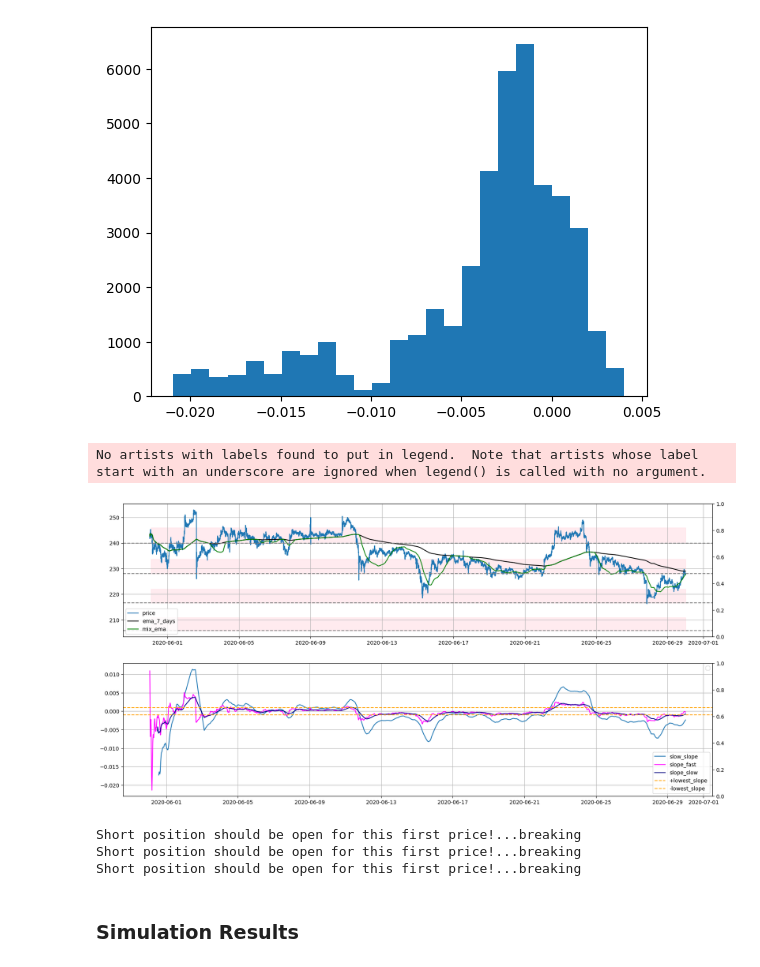
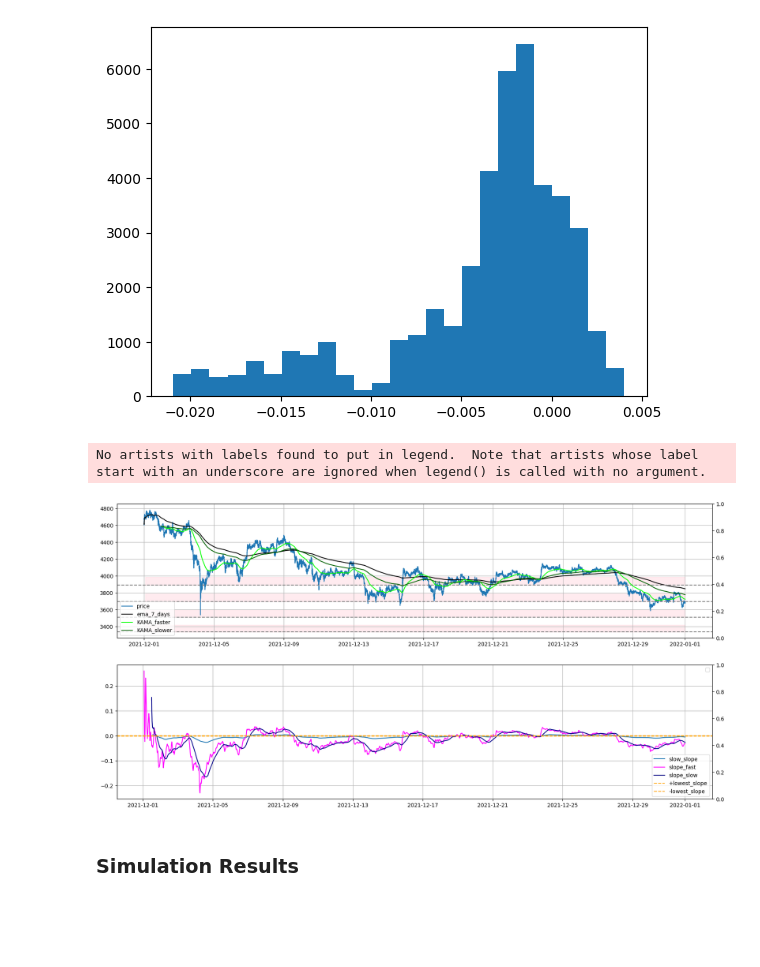
Before and after one commit to CruizeFinance/HedgingScripts, a Jupyter notebook: jupyter-lab/Cruize Simulations Report FINAL.ipynb, the cells around one changed output. Cells and saved outputs as stored; diff of their text form; code cells hidden in the pictures; blank space fills up the shorter version.

```diff
--- a/jupyter-lab/Cruize Simulations Report FINAL.ipynb
+++ b/jupyter-lab/Cruize Simulations Report FINAL.ipynb
@@ -686,7 +687,7 @@ def plot_period(data, periods_n_open_close, slippage, oc_width, ema_days):
     vol = parameter_manager.calc_vol(last_date, data_)
     mu, sigma = vol
     open_close = periods_n_open_close[1]
-    floor = open_close / ((1+slippage)*(1+mu+2*sigma))
+    floor = open_close# / ((1+slippage)*(1+mu+2*sigma))
     fig, axs = plt.subplots(1, 1, figsize=(21, 7))
     axs.plot(data_['close'], color='tab:blue', label='market price')
     axs.axhline(y=open_close,
@@ -3673,7 +4980,7 @@ slippage = 0.0005
 # worst_6_month = [[["2020-02-20 00:00:00","2020-09-01 00:00:00"],240]]
 # worst_1_year = [[["2019-09-01 00:00:00","2020-03-01 00:00:00"],170]]
 # periods_n_open_close = [["2019-11-10 00:00:00","2019-12-15 00:00:00"],182]
-periods_n_open_close=worst_1_month_eth
+periods_n_open_close=[["2020-05-31 00:00:00","2020-06-30 00:00:00"], 240]#months_eth[1]
 period = periods_n_open_close[0]
 data = eth_historical.loc[period[0]:period[1]]
 ema_span = data['close'].ewm(span=1*7*24*60).mean()
@@ -3940,12 +5285,21 @@ plt.hist(slow_slope, bins=25)#.loc['2019-10-13 00:00:00':'2019-10-14 00:00:00']
 [figure]
 # %%
 open_close = months_eth[i_th_month][1]
+# open_close = months_btc[i_th_month][1]
 pcg_below = 0.05
 fig, axs = plt.subplots(2, 1, figsize=(20, 10))
 axs[0].plot(data,
          color='tab:blue', label='price')
 axs[0].plot(ema,
          color='black', label='ema_7_days')
+# axs[0].plot(ema_0_25,
+#          color='red', label='ema_6_hours')
+# axs[0].plot(tema_0_25,
+#          color='black', label='tema_6_hours')
+# axs[0].plot(ema*(1+slow_slope),
+#          color='brown', label='ema_7_days_plus_slope')
+# axs[0].plot(ema*(1+slow_slope+1/2*slow_slope_slope),
+#          color='magenta', label='ema_7_days')
 axs_0=axs[0].twinx()
 ###################
 # 2) Zero lag ema
@@ -3966,14 +5320,14 @@ axs_0=axs[0].twinx()
 ###################
 # 3) ema.shift()
 # axs[0].plot(ema.shift(-2*24*60),
-#          color='green', label='ema_shifted')
+#          color='pink', label='ema_shifted')
 # 4) our ema
 # axs[0].plot(1/2*zero_ema_3_with_longer_data + ema * 1/2,
 #          color='magenta', label='1/2*zero_ema_3_with_longer_data + ema * 1/2')
 # axs[0].plot(1/3*data + ema * 2/3,
 #          color='red', label='1/3*data + ema * 2/3')
-axs[0].plot(mix_ema,
-         color='green', label='mix_ema')
+# axs[0].plot(mix_ema,
+#          color='green', label='mix_ema')
 for i in range(4):
         axs[0].axhline(y=open_close*(1-pcg_below)**i,
                 color='grey',
@@ -3983,46 +5337,61 @@ for i in range(4):
                          open_close*(1-pcg_below)**i,
                          open_close*(1-pcg_below)**i*(1+pcg_below/2),
                          color='pink', alpha=0.3)#,hatch="X",edgecolor="b")
+#####################
+# 5) KAMA
+axs[0].plot(kama_faster,
+         color='lime', label='KAMA_faster')
+axs[0].plot(kama_slower,
+         color='darkgreen', label='KAMA_slower')
+#####################
+# 6) DEMA, TEMA
+# axs[0].plot(dema,
+         # color='orange', label='dema')
+# axs[0].plot(tema,
+#          color='brown', label='tema')
+#####################
+# 7) DEMA, TEMA + SLOPE
+# axs[0].plot(dema,
+#          color='orange', label='dema')
+# axs[0].plot(ema*(1+ema_slow_slope),
+#          color='orange', label='dema+slope')
 axs[0].legend(loc='lower left')
 axs[0].grid()
 ###
 # 1) Slope as derivative
-axs[1].plot(slow_slope[100:], label='slow_slope')
+axs[1].plot(ema_slow_slope[100:], label='slow_slope')
 axs[1].plot(slope_as_derivative_fast[100:],
          color='magenta', label='slope_fast')
 axs[1].plot(slope_as_derivative_slow[100:],
          color='darkblue', label='slope_slow')
 # axs[1].plot(slp_slp_slow[100:], label='slope_fast', color='orange')
 # axs[1].set_ylim(-5,5)
 axs_=axs[1].twinx()
 # axs_.plot(fast_ema_of_slope[100:], label='fast_ema_of_slope', color='green')
 # axs_.plot(slow_ema_of_slope[100:], label='slow_ema_of_slope', color='red')
 axs[1].axhline(y=1e-03,
             color='orange',
             linestyle='--',
             label='+lowest_slope')
 axs[1].axhline(y=-1e-03,
             color='orange',
             linestyle='--',
             label='-lowest_slope')
 # for i in range(len(index_of_lowest_slope)):
 #     axs[0].axvline(x=index_of_lowest_slope[i],
 #                 color='orange',
 #                 linestyle='--',
 #                 label='+lowest_slope')
 #     axs[1].axvline(x=index_of_lowest_slope[i],
 #                 color='orange',
 #                 linestyle='--',
 #                 label='+lowest_slope')
 axs_.legend(loc='upper right')
 axs[1].legend(loc='lower right')
 axs[1].grid()
 # %% [output]
 No artists with labels found to put in legend.  Note that artists whose label start with an underscore are ignored when legend() is called with no argument.
-[figure, old version]
+[figure, new version]
-Short position should be open for this first price!...breaking
-Short position should be open for this first price!...breaking
-Short position should be open for this first price!...breaking
 # %% [markdown]
 ### Simulation Results
 # %%
```
Also changed, not shown: parts of 65 cells of this notebook.
